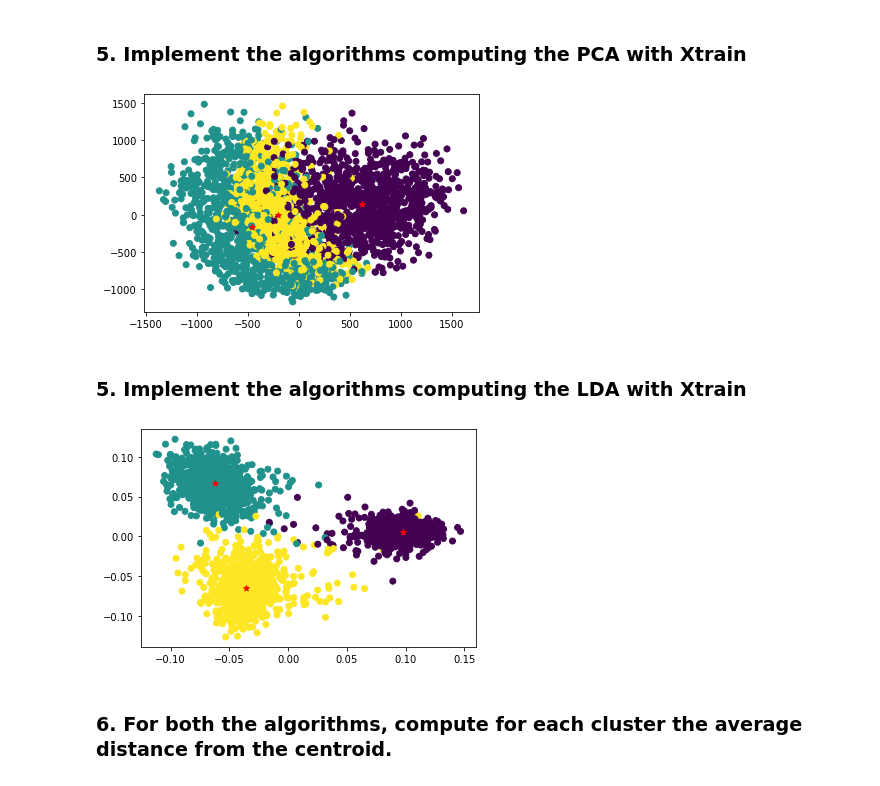
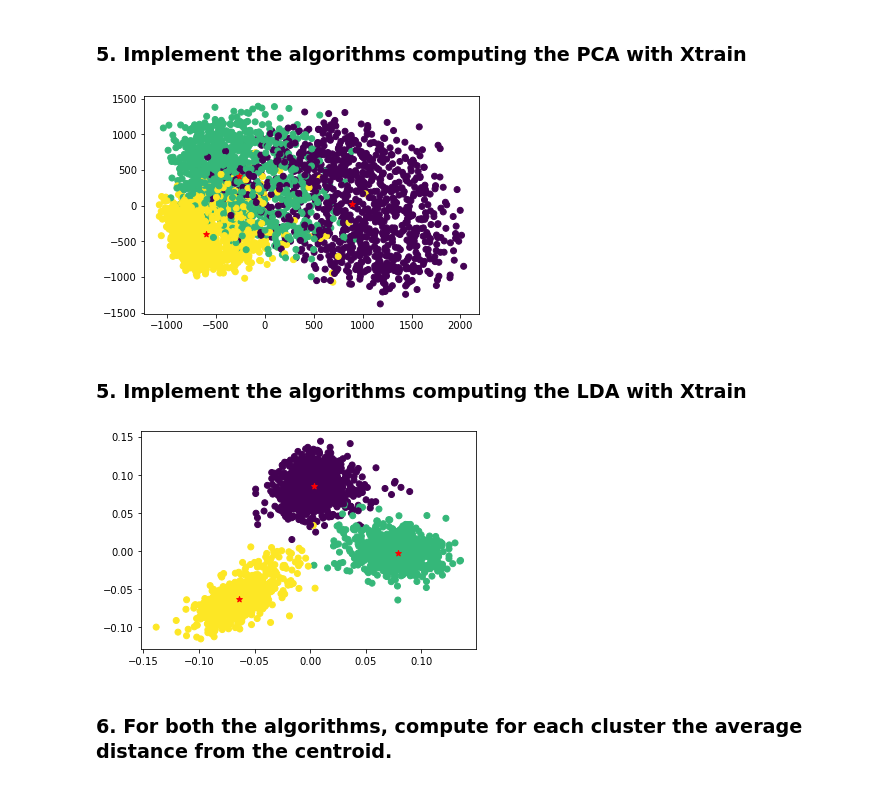
Before and after one commit to Oenarion/StatisticalAndMathematicalMethods, a Jupyter notebook: Homework2.ipynb, the cells around one changed output. Cells and saved outputs as stored; diff of their text form; code cells hidden in the pictures.

```diff
--- a/Homework2.ipynb
+++ b/Homework2.ipynb
@@ -30,9 +30,9 @@ X = data_np[:N, 1:].T
 Y = data_np[:N, 0]       # 1' colonna
 
 
-I1 = (Y==2)
-I2 = (Y==5)
-I3 = (Y==8)
+I1 = (Y==0)
+I2 = (Y==6)
+I3 = (Y==9)
 
 # Split X into X1, X2, X3
 X1 = X[:, I1]
@@ -86,7 +86,7 @@ def compute_centroid(X, Y, k):
 
 def compute_centroid_class(X, Y):
     centroids=[]
-    digits = [2,5,8]
+    digits = [0,6,9]
 
     for i in range(len(digits)):
         centroids.append(compute_centroid(X, Y, digits[i]))
@@ -116,16 +116,16 @@ Z_PCA_train, Ut, cZ_PCA_train = impl_PCA(Xtrain, Ytrain, 3)
 # %%
 import matplotlib.pyplot as plt
 # Plot clusters of PCA_train:
 plt.scatter(Z_PCA_train[0, :], Z_PCA_train[1, :], c=Ytrain)
 
-digits = [2,5,8]
+digits = [0,6,9]
 for i in range(len(digits)):
     cZ_i = cZ_PCA_train[:,i]
     plt.scatter(cZ_i[0], cZ_i[1], c="red", marker="*")
 
 plt.show()
 # %% [output]
-[figure, old version]
+[figure, new version]
 # %% [markdown]
 ### 5. Implement the algorithms computing the LDA with Xtrain
 # %%
@@ -193,14 +193,14 @@ Z_LDA_train, Qt, cZ_LDA_train = impl_LDA(Xtrain, Ytrain, 2)
 # Visualize the clusters and centroid:
 plt.scatter(Z_LDA_train[0, :], Z_LDA_train[1, :], c=Ytrain)
 
-digits = [1,4,7]
+digits = [0,6,9]
 for i in range(len(digits)):
     cZ_i = cZ_LDA_train[:,i]
     plt.scatter(cZ_i[0], cZ_i[1], c="red", marker="*")
 
 plt.show()
 # %% [output]
-[figure, old version]
+[figure, new version]
 # %% [markdown]
 ### 6. For both the algorithms, compute for each cluster the average distance from the centroid.
 # %%
```
Also changed, not shown: parts of 6 cells of this notebook.
